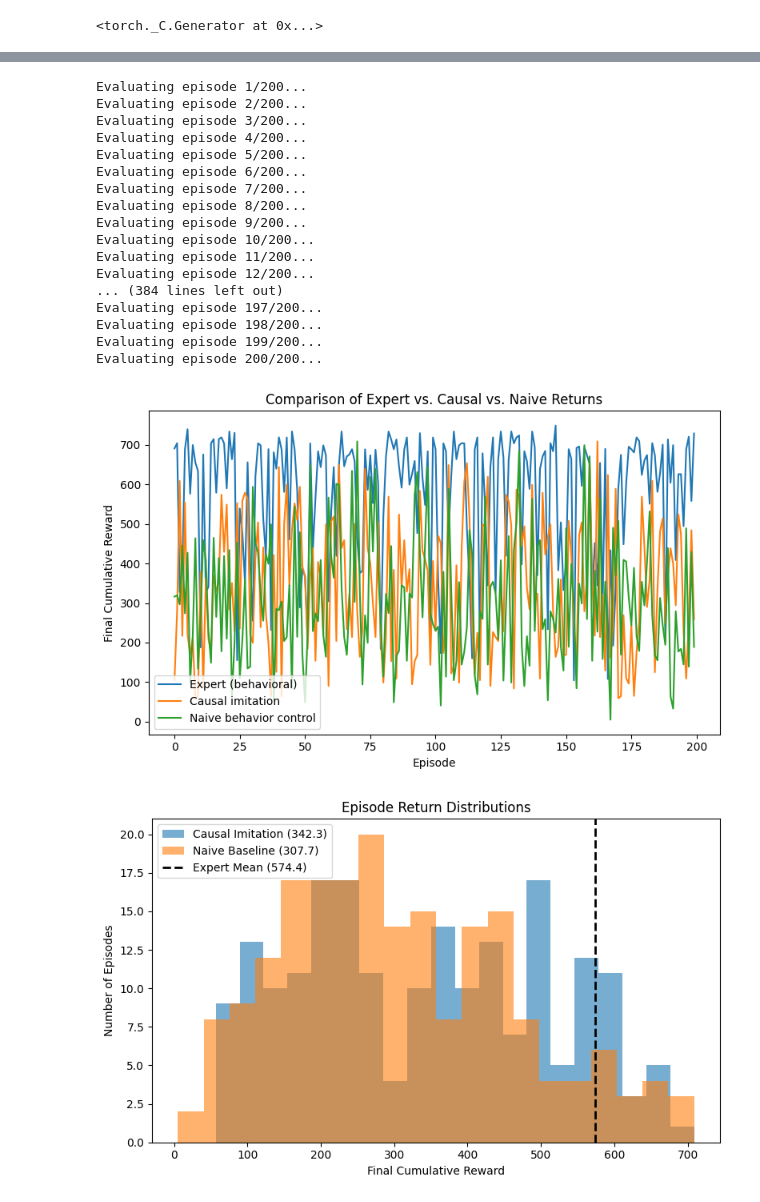
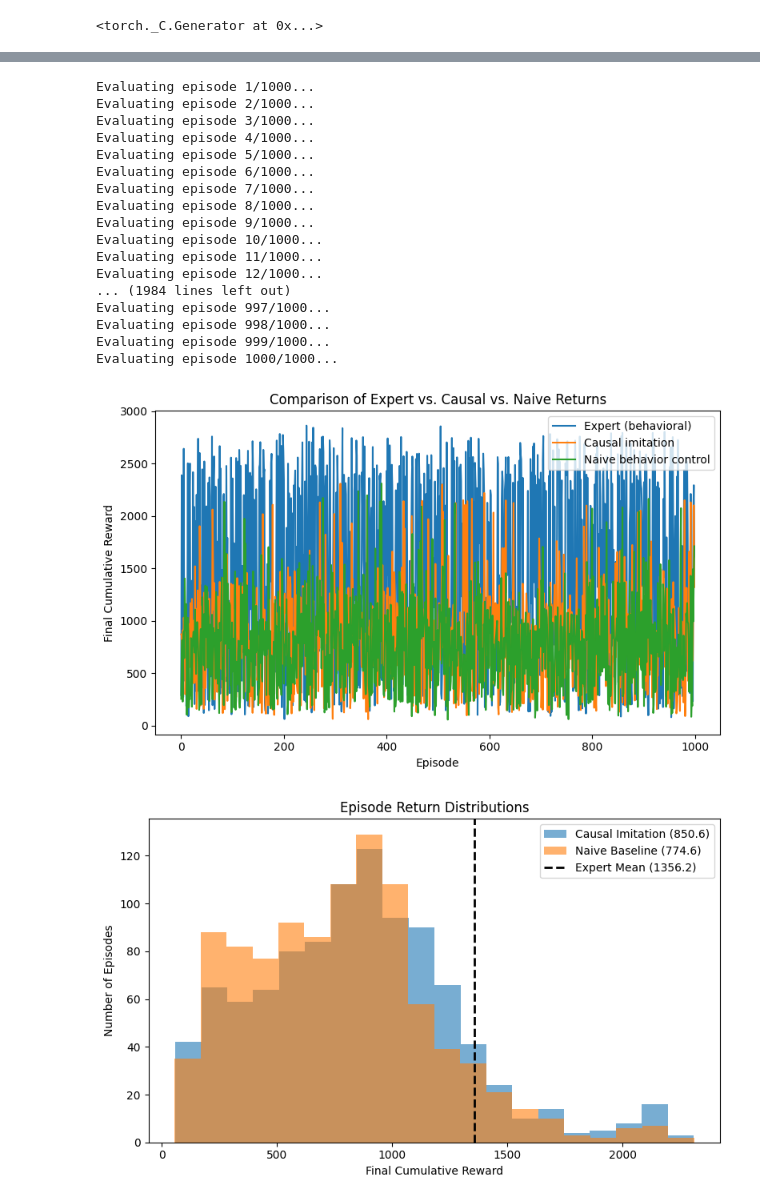
Before and after one commit to CausalAILab/Causal-RL, a Jupyter notebook: test_highway_imitation.ipynb, the cells around one changed output, grey strips where cells are left out. Drawn from its saved outputs; the diff is of its cells as text; code cells hidden in the pictures.

Commit message:
cranked up training

```diff
--- a/test_highway_imitation.ipynb
+++ b/test_highway_imitation.ipynb
@@ -10,11 +12,9 @@ from collections import defaultdict
 from causal_gym import HighwayPCH
 from imitation.imitate import *
 # %%
-num_steps     = 25
-train_eps     = 200
-test_eps      = 100
-seed          = 42
-obs_prefix    = ['D','L','A','B','W']
+num_steps     = 100
+train_eps     = 1000
+seed          = 1
 
 # reproducibility
 random.seed(seed)
@@ -107,56 +125,59 @@ Stopping early at epoch 100; val_loss has not improved for 20 epochs.
 # %%
 episode_rewards = defaultdict(float)
 for rec in records:
     ep = rec['episode']
     episode_rewards[ep] = rec['info']['Y'][-1]
 
 num_eps = len(episode_rewards)
 
-expert_returns = [episode_rewards[e] for e in range(num_eps)]
+expert_rewards = [episode_rewards[e] for e in range(num_eps)]
 
 causal_returns = eval_policy(env, causal_policies, num_episodes=num_eps, seed=seed)
 naive_returns  = eval_policy(env, naive_policies,  num_episodes=num_eps, seed=seed)
 
+causal_rewards = [ep['Y'][-1] for ep in causal_returns]
+naive_rewards = [ep['Y'][-1] for ep in naive_returns]
+
 plt.figure(figsize=(8,5))
-plt.plot(expert_returns, label='Expert (behavioral)')
-plt.plot(causal_returns,  label='Causal imitation')
-plt.plot(naive_returns,   label='Naive behavior control')
+plt.plot(expert_rewards, label='Expert (behavioral)')
+plt.plot(causal_rewards,  label='Causal imitation')
+plt.plot(naive_rewards,   label='Naive behavior control')
 plt.xlabel('Episode')
 plt.ylabel('Final Cumulative Reward')
 plt.title('Comparison of Expert vs. Causal vs. Naive Returns')
 plt.legend()
 plt.tight_layout()
 plt.show()
 # %% [output]
-Evaluating episode 1/200...
-Evaluating episode 2/200...
-Evaluating episode 3/200...
-Evaluating episode 4/200...
-Evaluating episode 5/200...
-Evaluating episode 6/200...
-Evaluating episode 7/200...
-Evaluating episode 8/200...
-Evaluating episode 9/200...
-Evaluating episode 10/200...
-Evaluating episode 11/200...
-Evaluating episode 12/200...
-... (384 lines left out)
-Evaluating episode 197/200...
-Evaluating episode 198/200...
-Evaluating episode 199/200...
-Evaluating episode 200/200...
+Evaluating episode 1/1000...
+Evaluating episode 2/1000...
+Evaluating episode 3/1000...
+Evaluating episode 4/1000...
+Evaluating episode 5/1000...
+Evaluating episode 6/1000...
+Evaluating episode 7/1000...
+Evaluating episode 8/1000...
+Evaluating episode 9/1000...
+Evaluating episode 10/1000...
+Evaluating episode 11/1000...
+Evaluating episode 12/1000...
+... (1984 lines left out)
+Evaluating episode 997/1000...
+Evaluating episode 998/1000...
+Evaluating episode 999/1000...
+Evaluating episode 1000/1000...
-[figure, old version]
+[figure, new version]
 # %%
 plt.figure(figsize=(8,5))
 bins = 20  # number of histogram bins
 
-expert_mean = np.mean(expert_returns)
-causal_mean = sum(causal_returns) / len(causal_returns)
-naive_mean = sum(naive_returns) / len(naive_returns)
+expert_mean = np.mean(expert_rewards)
+causal_mean = sum(causal_rewards) / len(causal_rewards)
+naive_mean = sum(naive_rewards) / len(naive_rewards)
 
 # plot histograms for causal and naive
-plt.hist(causal_returns, bins=bins, alpha=0.6, label=f'Causal Imitation ({causal_mean:.1f})')
-plt.hist(naive_returns,  bins=bins, alpha=0.6, label=f'Naive Baseline ({naive_mean:.1f})')
+plt.hist(causal_rewards, bins=bins, alpha=0.6, label=f'Causal Imitation ({causal_mean:.1f})')
+plt.hist(naive_rewards,  bins=bins, alpha=0.6, label=f'Naive Baseline ({naive_mean:.1f})')
 
 # compute and plot expert mean as a vertical line
 plt.axvline(expert_mean, color='black', linestyle='--', linewidth=2, label=f'Expert Mean ({expert_mean:.1f})')
@@ -168,7 +189,7 @@ plt.legend()
 plt.tight_layout()
 plt.show()
 # %% [output]
-[figure, old version]
+[figure, new version]
 # %%
 def policy_accuracy(records, policies):
     total, correct = 0, 0
```
Also changed, not shown: parts of 9 cells of this notebook, 3 other files.
